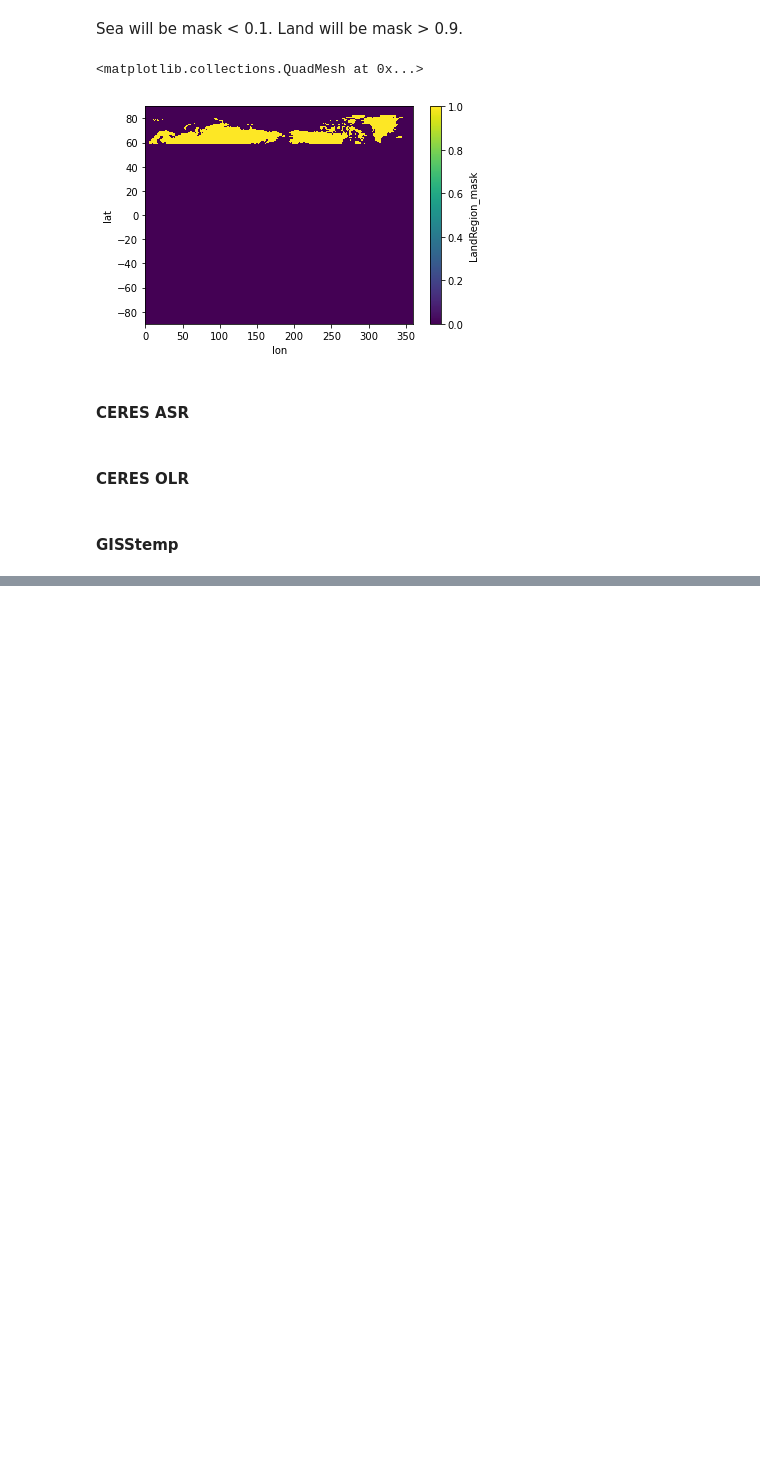
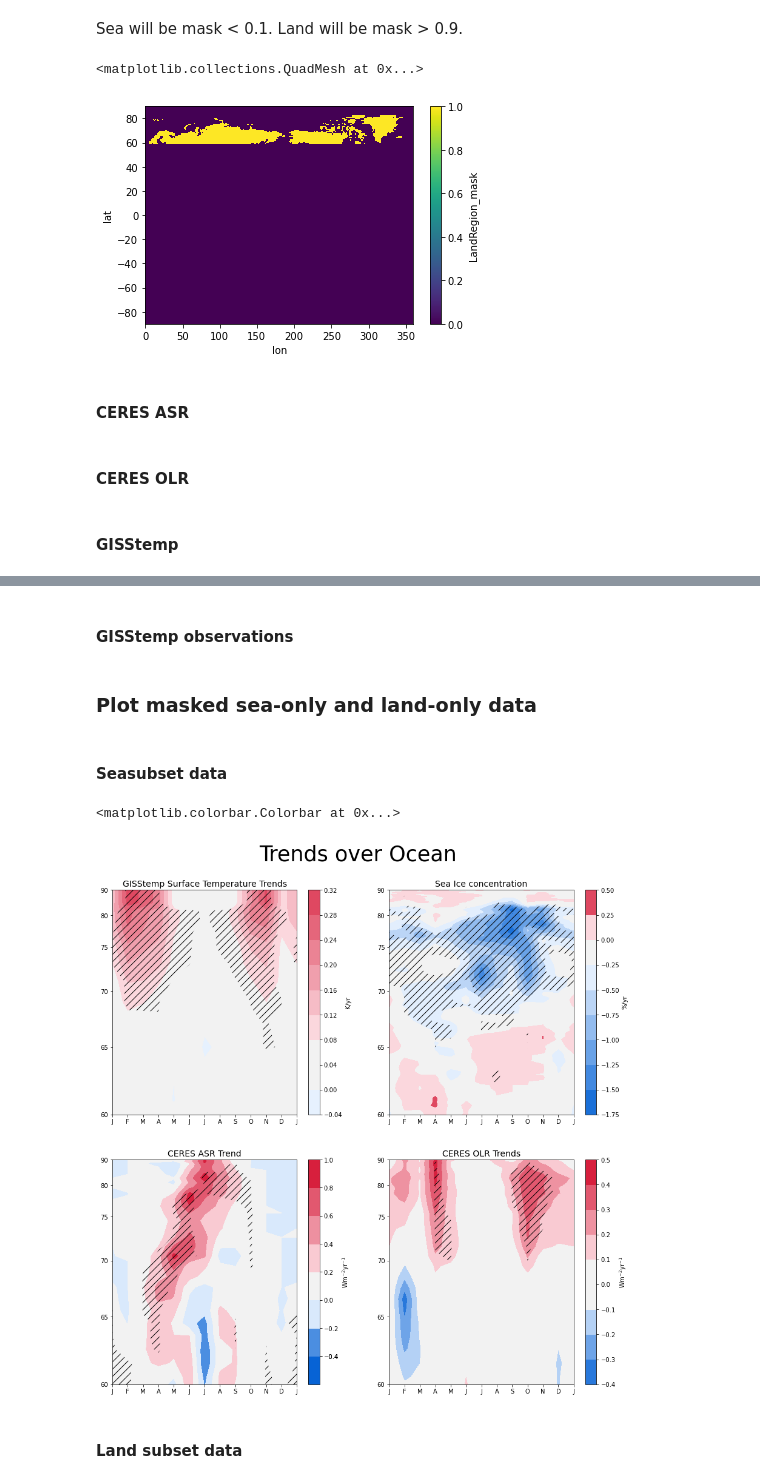
Before and after one commit to jshaw35/spectral_ice, a Jupyter notebook: figure1/figure1bc.ipynb, the cells around one changed output, grey strips where cells are left out. Saved outputs shown, nothing was run; the diff lists cells and outputs as text; code cells hidden in the pictures; blank space fills up the shorter version.

Commit message:
finished masked trend plots for observations, began trend plots for CESM1-LE (fig 2)

```diff
--- a/figure1/figure1bc.ipynb
+++ b/figure1/figure1bc.ipynb
@@ -573,0 +404,2 @@ notnull_g10010 = t > tcrit # disproving the null hypothesis (slope is zero)
+# %%
+asr_seasubset_trends,asr_seasubset_statsig,asr_seasubset_notnull = compute_trends_n_signif(ceres_asr_seasubset)
@@ -573,0 +410,2 @@ notnull_g10010 = t > tcrit # disproving the null hypothesis (slope is zero)
+# %%
+olr_seasubset_trends,olr_seasubset_statsig,olr_seasubset_notnull = compute_trends_n_signif(ceres_olr_seasubset)
@@ -573,0 +414,74 @@ notnull_g10010 = t > tcrit # disproving the null hypothesis (slope is zero)
+# %% [markdown]
+#### GISStemp observations
+# %%
+gisstemp_seasubset_trends,gisstemp_seasubset_statsig,gisstemp_seasubset_notnull = compute_trends_n_signif(gisstemp_seasubset)
+gisstemp_landsubset_trends,gisstemp_landsubset_statsig,gisstemp_landsubset_notnull = compute_trends_n_signif(gisstemp_landsubset)
+# %% [markdown]
+### Plot masked sea-only and land-only data
+# %% [markdown]
+#### Seasubset data
+# %%
+gisstemp_seasubset_trends_wrapped = xr.concat([gisstemp_seasubset_trends,gisstemp_seasubset_trends[0].assign_coords({'month':13})],dim='month')
+gisstemp_seasubset_statsig_wrapped = xr.concat([gisstemp_seasubset_statsig,gisstemp_seasubset_statsig[0].assign_coords({'month':13})],dim='month')
+
+asr_seasubset_trends_wrapped = xr.concat([asr_seasubset_trends,asr_seasubset_trends[0].assign_coords({'month':13})],dim='month')
+asr_seasubset_statsig_wrapped = xr.concat([asr_seasubset_statsig,asr_seasubset_statsig[0].assign_coords({'month':13})],dim='month')
+
+olr_seasubset_trends_wrapped = xr.concat([olr_seasubset_trends,olr_seasubset_trends[0].assign_coords({'month':13})],dim='month')
+olr_seasubset_statsig_wrapped = xr.concat([olr_seasubset_statsig,olr_seasubset_statsig[0].assign_coords({'month':13})],dim='month')
+# %%
+fig1b,axs1b = plt.subplots(nrows=2,ncols=2,figsize=(15,15))
+fig1b.suptitle('Trends over Ocean',fontsize=35,y=0.95)
+
+axes = axs1b.flat
+
+ytick_labels = np.array([60,65,70,75,80,90])
+yticks = np.sin(np.pi*ytick_labels/180)
+
+xtick_labels = ['J','F','M','A','M','J','J','A','S','O','N','D','J']
+xticks = np.arange(1,13.01,1)
+
+# Set axis ticks accounting for area weighting
+for _ax in axes:
+    _ax.set_ylim(np.sin(np.pi/3),1)
+    _ax.set_yticks(yticks)
+    _ax.set_yticklabels(ytick_labels)
+    _ax.set_xticks(xticks)
+    _ax.set_xticklabels(xtick_labels)
+
+lat_weighted0 = np.sin(np.pi/180*gisstemp_seasubset_trends['lat'])
+im0 = axes[0].contourf(gisstemp_seasubset_trends_wrapped['month'],lat_weighted0,gisstemp_seasubset_trends_wrapped.transpose('lat','month'),
+                       cmap=palette,norm=MidpointNormalize(midpoint=0,vmin=-0.1,vmax=0.4))
+stip = axes[0].contourf(gisstemp_seasubset_statsig_wrapped['month'],lat_weighted0,gisstemp_seasubset_statsig_wrapped.transpose('lat','month'), colors='none',levels=[0,95,100],
+                        hatches=[None,'//'],extend='neither')
+axes[0].set_title('GISStemp Surface Temperature Trends',fontsize=14)
+plt.colorbar(im0,ax=axes[0],label='K/yr')
+
+lat_weighted1 = np.sin(np.pi/180*g10010_trends['lat'])
+im1 = axes[1].contourf(g10010_trends_wrapped['month'],lat_weighted1,g10010_trends_wrapped.transpose('lat','month'),
+                       cmap=palette,norm=MidpointNormalize(midpoint=0,vmin=-1.75,vmax=0.5))
+stip = axes[1].contourf(g10010_statsig_wrapped['month'],lat_weighted1,g10010_statsig_wrapped.transpose('lat','month'), colors='none',levels=[0,95,100],
+                        hatches=[None,'//'],extend='neither')
+axes[1].set_title('Sea Ice concentration',fontsize=14)
+plt.colorbar(im1,ax=axes[1],label='%/yr')
+
+lat_weighted2 = np.sin(np.pi/180*asr_seasubset_trends['lat'])
+im2 = axes[2].contourf(asr_seasubset_trends_wrapped['month'],lat_weighted2,asr_seasubset_trends_wrapped.transpose('lat','month'),
+                       cmap=palette,norm=MidpointNormalize(midpoint=0,vmin=-0.4,vmax=1.0))#,levels=np.arange(-1.0,1.01,0.2))
+stip = axes[2].contourf(asr_seasubset_statsig_wrapped['month'],lat_weighted2,asr_seasubset_statsig_wrapped.transpose('lat','month'), colors='none',levels=[0,95,100],
+                        hatches=[None,'//'],extend='neither')
+axes[2].set_title('CERES ASR Trend',fontsize=14)
+plt.colorbar(im2,ax=axes[2],label='Wm$^{-2}$yr$^{-1}$')
+
+lat_weighted3 = np.sin(np.pi/180*olr_seasubset_trends['lat'])
+im3 = axes[3].contourf(olr_seasubset_trends_wrapped['month'],lat_weighted3,olr_seasubset_trends_wrapped.transpose('lat','month'),
+                       cmap=palette,norm=MidpointNormalize(midpoint=0,vmin=-0.4,vmax=0.5),levels=np.arange(-0.4,0.51,0.1))
+stip = axes[3].contourf(olr_seasubset_statsig_wrapped['month'],lat_weighted3,olr_seasubset_statsig_wrapped.transpose('lat','month'), colors='none',levels=[0,95,100],
+                        hatches=[None,'//'],extend='neither')
+axes[3].set_title('CERES OLR Trends',fontsize=14)
+plt.colorbar(im3,ax=axes[3],label='Wm$^{-2}$yr$^{-1}$')
+# %% [output]
+<matplotlib.colorbar.Colorbar at 0x...>
+[figure, added]
+# %% [markdown]
+#### Land subset data
```
Also changed, not shown: parts of 31 cells of this notebook, 1 other file.
